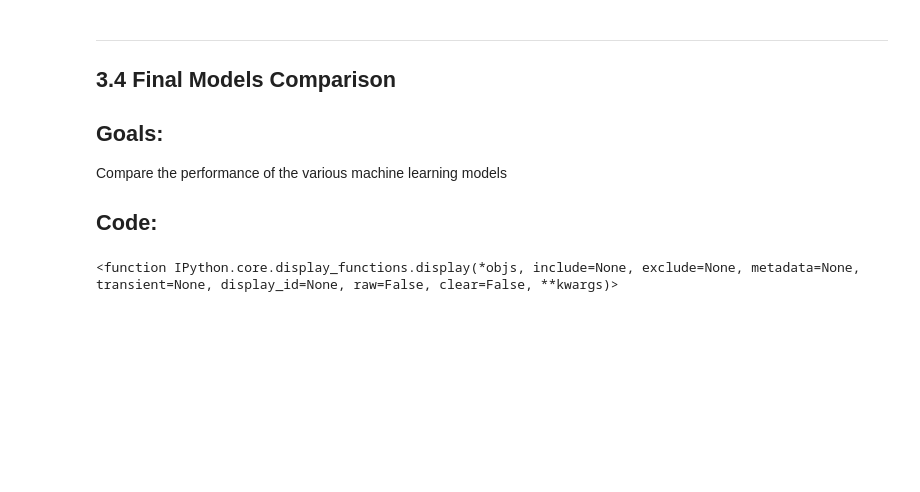
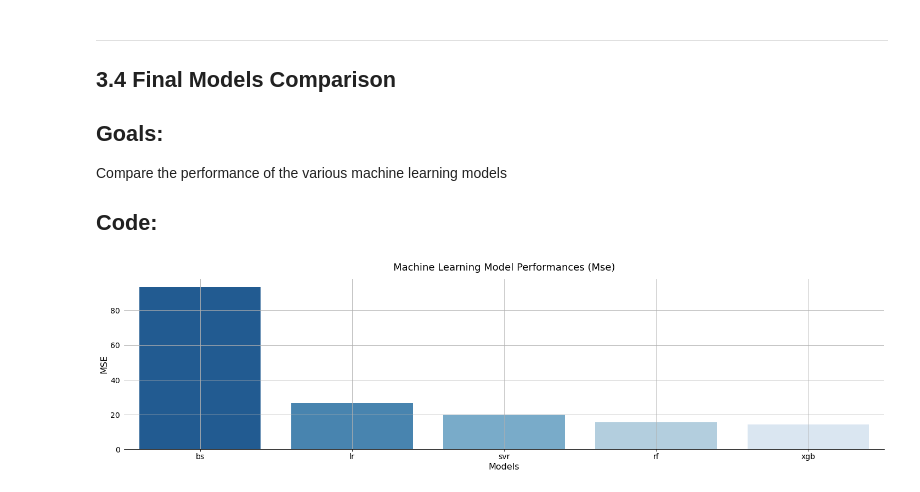
Before and after one commit to strickert/epfl-ml, a Jupyter notebook: 03-machine_learning_models_VI.ipynb, the cells around one changed output. Saved outputs shown, nothing was run; the diff lists cells and outputs as text; code cells hidden in the pictures; blank space fills up the shorter version.

```diff
--- a/03-machine_learning_models_VI.ipynb
+++ b/03-machine_learning_models_VI.ipynb
@@ -148,8 +148,17 @@ def plot_barplot(
 Compare the performance of the various machine learning models
 
 ## Code:
-# %%
-#
-display
-# %% [output]
-<function IPython.core.display_functions.display(*objs, include=None, exclude=None, metadata=None, transient=None, display_id=None, raw=False, clear=False, **kwargs)>
+# %%
+# Display a bar plot of the ML model performances
+plot_barplot(
+    results,
+    "model",
+    "mse",
+    "Models",
+    "MSE",
+    title="Machine Learning Model Performances (MSE)",
+    figsize=(20, 5),
+    palette="Blues_r"
+)
+# %% [output]
+[figure, added]
```
Also changed, not shown: parts of 4 cells of this notebook, 7 other files.
